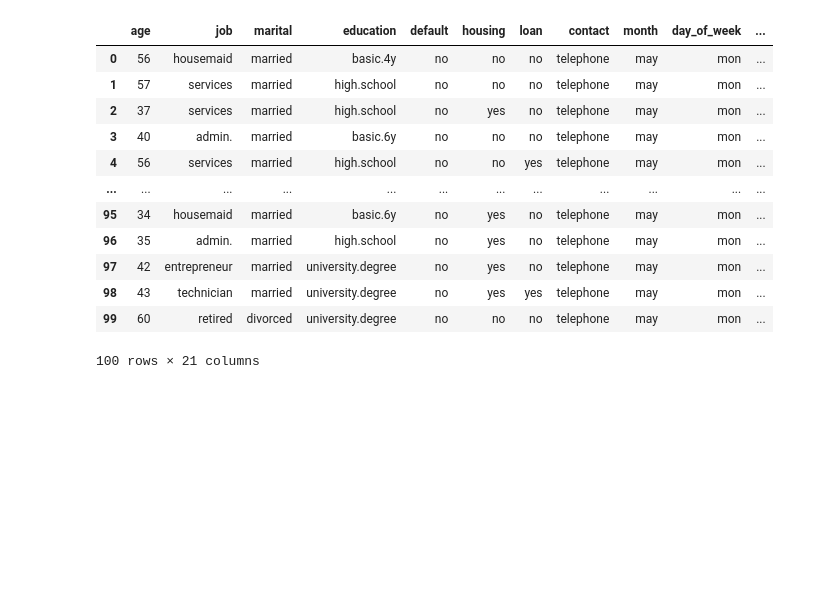
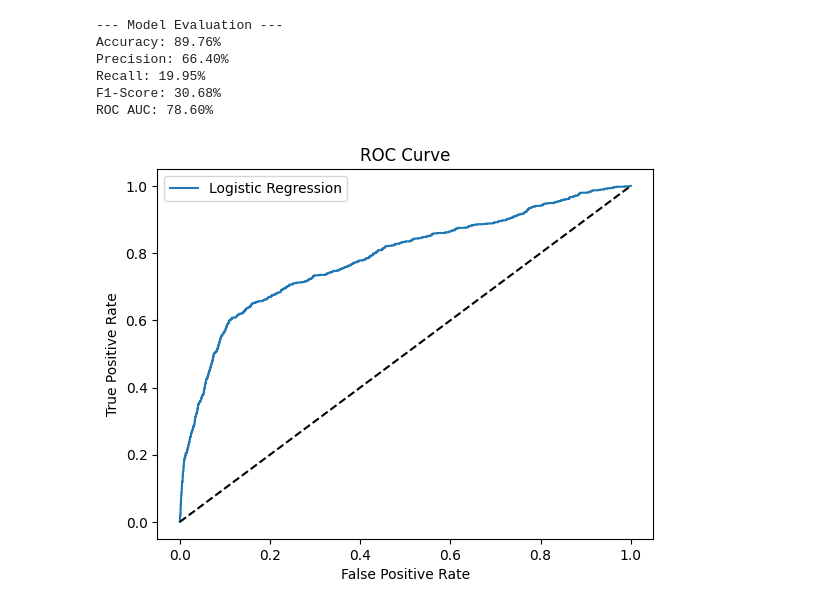
Before and after one commit to nhs102/CSE-450, a Jupyter notebook: notebooks/starter_bank.ipynb, the cells around one changed output. Cells and saved outputs as stored; diff of their text form; code cells hidden in the pictures; blank space fills up the shorter version.

```diff
--- a/notebooks/starter_bank.ipynb
+++ b/notebooks/starter_bank.ipynb
@@ -9,34 +9,2 @@ from sklearn.metrics import accuracy_score, precision_score, recall_score, f1_sc
 
 df = pd.read_csv('https://raw.githubusercontent.com/byui-cse/cse450-course/master/data/bank.csv')
-# %%
-
-
-# Define categorical and numerical features
-categorical_features = df.select_dtypes(include=['object']).columns
-numerical_features = df.select_dtypes(include=['number']).columns
-
-# Handle "unknown" values by replacing them with the mode
-for col in categorical_features:
-    mode_val = df[col].mode()[0]
-    df[col] = df[col].replace('unknown', mode_val)
-
-# Address 'pdays'
-df['pdays_contacted'] = (df['pdays'] != 999).astype(int)
-df['pdays'] = df['pdays'].replace(999, 0)
-
-
-df.head(100)
-# %% [output]
-|  | age | job | marital | education | default | housing | loan | contact | month | day_of_week | ... |
-| 0 | 56 | housemaid | married | basic.4y | no | no | no | telephone | may | mon | ... |
-| 1 | 57 | services | married | high.school | no | no | no | telephone | may | mon | ... |
-| 2 | 37 | services | married | high.school | no | yes | no | telephone | may | mon | ... |
-| 3 | 40 | admin. | married | basic.6y | no | no | no | telephone | may | mon | ... |
-| 4 | 56 | services | married | high.school | no | no | yes | telephone | may | mon | ... |
-| ... | ... | ... | ... | ... | ... | ... | ... | ... | ... | ... | ... |
-| 95 | 34 | housemaid | married | basic.6y | no | yes | no | telephone | may | mon | ... |
-| 96 | 35 | admin. | married | high.school | no | yes | no | telephone | may | mon | ... |
-| 97 | 42 | entrepreneur | married | university.degree | no | yes | no | telephone | may | mon | ... |
-| 98 | 43 | technician | married | university.degree | no | yes | yes | telephone | may | mon | ... |
-| 99 | 60 | retired | divorced | university.degree | no | no | no | telephone | may | mon | ... |
-100 rows × 21 columns
@@ -42,0 +54,27 @@ df.head(100)
+# %%
+
+# Evaluate predictions
+print("\n--- Model Evaluation ---")
+print(f"Accuracy: {accuracy_score(y_test, y_pred) * 100:.2f}%")
+print(f"Precision: {precision_score(y_test, y_pred) * 100:.2f}%")
+print(f"Recall: {recall_score(y_test, y_pred) * 100:.2f}%")
+print(f"F1-Score: {f1_score(y_test, y_pred) * 100:.2f}%")
+print(f"ROC AUC: {roc_auc_score(y_test, y_pred_proba) * 100:.2f}%")
+
+# Plot ROC Curve
+fpr, tpr, thresholds = roc_curve(y_test, y_pred_proba)
+plt.plot(fpr, tpr, label='Logistic Regression')
+plt.plot([0, 1], [0, 1], 'k--')
+plt.xlabel('False Positive Rate')
+plt.ylabel('True Positive Rate')
+plt.title('ROC Curve')
+plt.legend()
+plt.show()
+# %% [output]
+--- Model Evaluation ---
+Accuracy: 89.76%
+Precision: 66.40%
+Recall: 19.95%
+F1-Score: 30.68%
+ROC AUC: 78.60%
+[figure, added]
```
Also changed, not shown: parts of 2 cells of this notebook.
